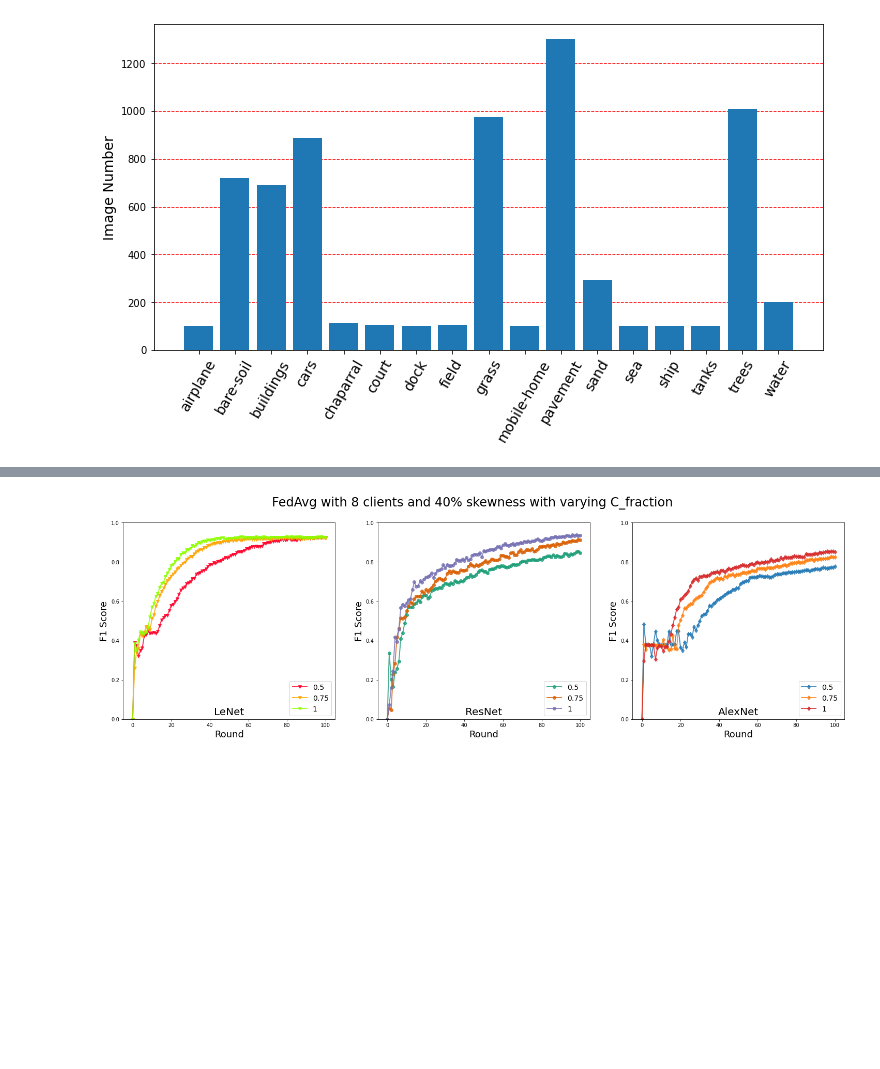
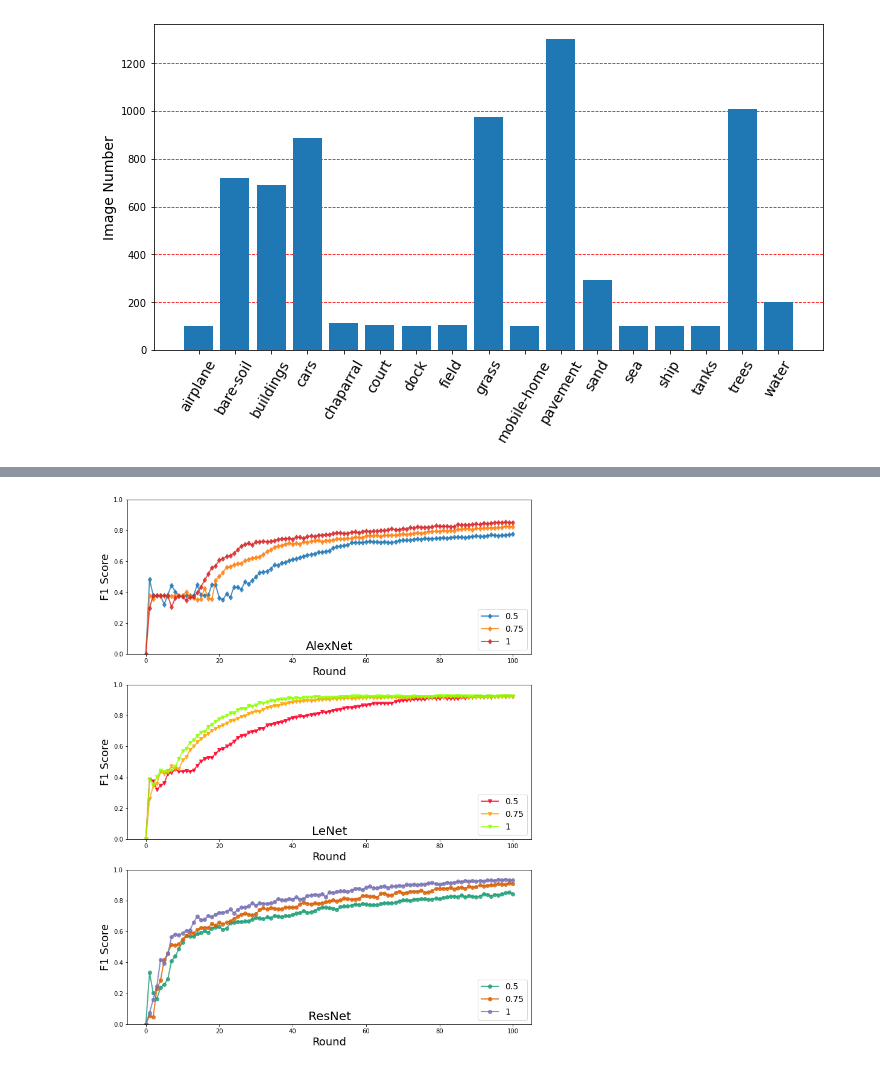
Before and after one commit to anandcu3/Federated-Learning-for-Remote-Sensing, a Jupyter notebook: the new plots notebook.ipynb, the cells around one changed output, grey strips where cells are left out. Cells and saved outputs as stored; diff of their text form; code cells hidden in the pictures; blank space fills up the shorter version.

```diff
--- a/the new plots notebook.ipynb
+++ b/the new plots notebook.ipynb
@@ -265,22 +269,22 @@ plot_curves(results, ax, ' ', 0, 1, "F1 Score",True,22,3,20)
 # %%
 restart_colors()
 
 lenet_cfrac_results = {"0.5": np.genfromtxt('cfrac_results/FedAvg_CNN_lenet_clients_8_skew_40_smallskew_True_epochs_100_cepochs_5_cfrac_0.5_bs_4_22_02_18_03.csv',delimiter=',')[2,:],
                  "0.75": np.genfromtxt('cfrac_results/FedAvg_CNN_lenet_clients_8_skew_40_smallskew_True_epochs_100_cepochs_5_cfrac_0.75_bs_4_22_02_19_36.csv',delimiter=',')[2,:],
                  "1": np.genfromtxt('cfrac_results/FedAvg_CNN_lenet_clients_8_skew_40_smallskew_True_epochs_100_cepochs_5_cfrac_1.0_bs_4_22_02_21_35.csv',delimiter=',')[2,:]}
 resnet_cfrac_results = {"0.5": np.genfromtxt('cfrac_results/FedAvg_CNN_resnet34_clients_8_skew_40_smallskew_True_epochs_100_cepochs_5_cfrac_0.5_bs_4_22_02_23_38.csv',delimiter=',')[2,:],
                  "0.75": np.genfromtxt('cfrac_results/FedAvg_CNN_resnet34_clients_8_skew_40_smallskew_True_epochs_100_cepochs_5_cfrac_0.75_bs_4_23_02_02_40.csv',delimiter=',')[2,:],
                  "1": np.genfromtxt('cfrac_results/FedAvg_CNN_resnet34_clients_8_skew_40_smallskew_True_epochs_100_cepochs_5_cfrac_1.0_bs_4_23_02_06_39.csv',delimiter=',')[2,:]}
 alexnet_cfrac_results = {"0.5": np.genfromtxt('cfrac_results/FedAvg_CNN_alexnet_clients_8_skew_40_smallskew_True_epochs_100_cepochs_5_cfrac_0.5_bs_4_23_02_07_50.csv',delimiter=',')[2,:],
                  "0.75": np.genfromtxt('cfrac_results/FedAvg_CNN_alexnet_clients_8_skew_40_smallskew_True_epochs_100_cepochs_5_cfrac_0.75_bs_4_23_02_09_37.csv',delimiter=',')[2,:],
                  "1": np.genfromtxt('cfrac_results/FedAvg_CNN_alexnet_clients_8_skew_40_smallskew_True_epochs_100_cepochs_5_cfrac_1.0_bs_4_23_02_12_02.csv',delimiter=',')[2,:]}
-fig, ax = plt.subplots(1, 3, figsize=(25,7))
-fig.suptitle("FedAvg with 8 clients and 40% skewness with varying C_fraction", fontsize=24)
-plot_curves(lenet_cfrac_results,ax[0],'LeNet',0.0,1.0,"F1 Score", axis_size = 18)
-plot_curves(resnet_cfrac_results,ax[1],'ResNet',0.0,1.0, "F1 Score", axis_size = 18)
-plot_curves(alexnet_cfrac_results,ax[2],'AlexNet',0.0,1.0, "F1 Score", axis_size = 18)
+fig, ax = plt.subplots(3, 1, figsize=(12,16))
+#fig.suptitle("FedAvg with 8 clients and 40% skewness with varying C_fraction", fontsize=24)
+plot_curves(lenet_cfrac_results,ax[1],'LeNet',0.0,1.0,"F1 Score", axis_size = 18)
+plot_curves(resnet_cfrac_results,ax[2],'ResNet',0.0,1.0, "F1 Score", axis_size = 18)
+plot_curves(alexnet_cfrac_results,ax[0],'AlexNet',0.0,1.0, "F1 Score", axis_size = 18)
 # %% [output]
-[figure, old version]
+[figure, new version]
 # %%
 restart_colors()
 
```
Also changed, not shown: parts of 10 cells of this notebook.
